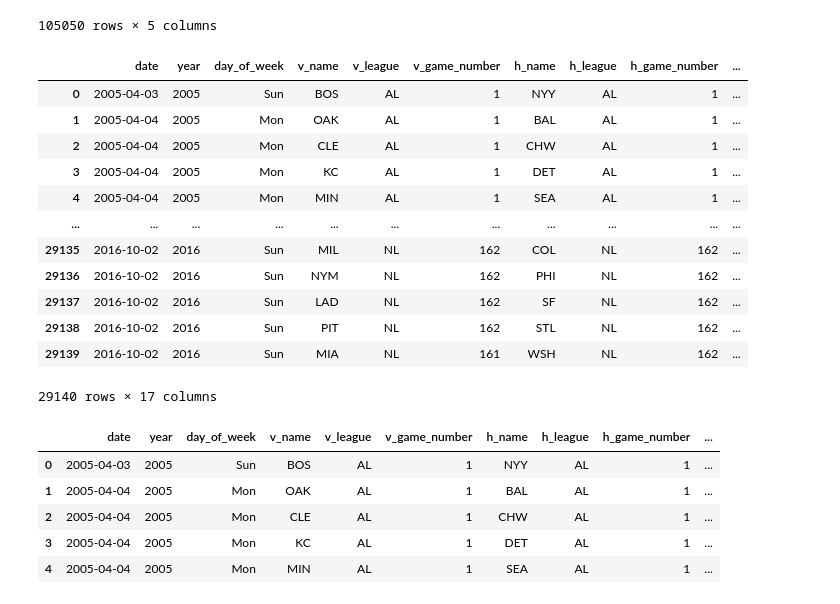
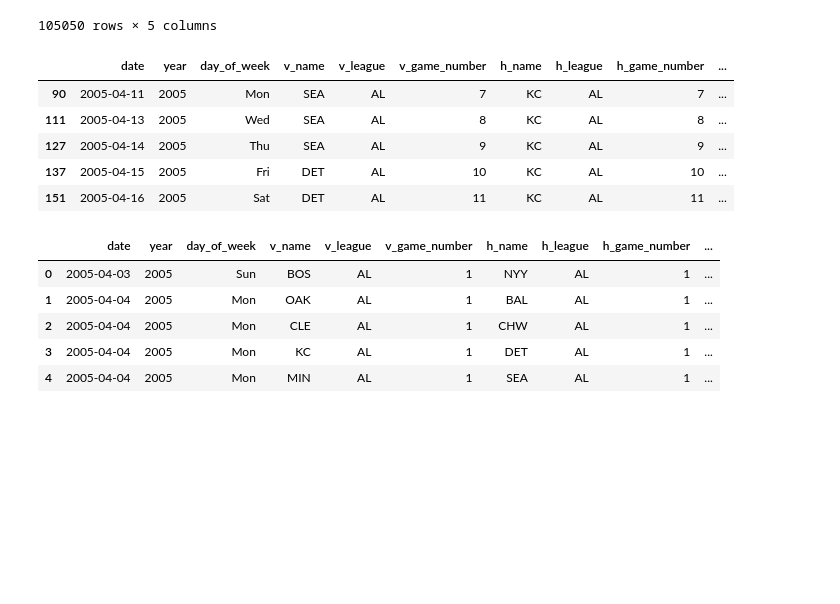
Before and after one commit to tmarchok1/DS440_project, a Jupyter notebook: DS_440code.ipynb, the cells around one changed output. Cells and saved outputs as stored; diff of their text form; code cells hidden in the pictures; blank space fills up the shorter version.

```diff
--- a/DS_440code.ipynb
+++ b/DS_440code.ipynb
@@ -16,6 +16,10 @@ glogs = glogs[['date', 'year', 'day_of_week', 'v_name', 'v_league', 'v_game_numb
 
 # Remove international ballparks that were only used for one random game
 glogs = glogs[~glogs['park_id'].isin(['SYD01', 'TOK01', "SJU01", 'FTB01', 'LBV01'])]
+
+# Create week number variable
+glogs['week'] = glogs['h_game_number']//7+1
+
 glogs.head()
 # %% [output]
 |  | date | year | day_of_week | v_name | v_league | v_game_number | h_name | h_league | h_game_number | ... |
@@ -45,12 +49,12 @@ glogs['park_id'] = glogs['park_id'].replace({'ANA01': 'Angel Stadium',
                                              'BOS07': 'Fenway Park',
                                              'CHI11': 'Wrigley Field',
                                              'CHI12': 'US Cellular Field',
-                                             'CIN09': 'Great American Ballpark',
+                                             'CIN09': 'Great American Ball Park',
                                              'CLE08': 'Progressive Field',
                                              'DEN02': 'Coors Field',
                                              'DET05': 'Comerica Park',
                                              'HOU03': 'Minute Maid Park',
-                                             'KAN06': 'Koffman Stadium',
+                                             'KAN06': 'Kauffman Stadium',
                                              'LOS03': 'Dodger Stadium',
                                              'MIA01': 'Sun Life Stadium',
                                              'MIA02': 'Marlins Park',
@@ -271,21 +275,14 @@ weather_concat
 # %%
 # Merge NL East weather data with game logs
 glogs_weather = pd.merge(glogs, weather_concat, on=['date', 'h_name', 'location'], how='left')
-glogs_weather
+glogs_weather[glogs_weather['h_name'] == "KC"].head()
 # %% [output]
 |  | date | year | day_of_week | v_name | v_league | v_game_number | h_name | h_league | h_game_number | ... |
-| 0 | 2005-04-03 | 2005 | Sun | BOS | AL | 1 | NYY | AL | 1 | ... |
-| 1 | 2005-04-04 | 2005 | Mon | OAK | AL | 1 | BAL | AL | 1 | ... |
-| 2 | 2005-04-04 | 2005 | Mon | CLE | AL | 1 | CHW | AL | 1 | ... |
-| 3 | 2005-04-04 | 2005 | Mon | KC | AL | 1 | DET | AL | 1 | ... |
-| 4 | 2005-04-04 | 2005 | Mon | MIN | AL | 1 | SEA | AL | 1 | ... |
-| ... | ... | ... | ... | ... | ... | ... | ... | ... | ... | ... |
-| 29135 | 2016-10-02 | 2016 | Sun | MIL | NL | 162 | COL | NL | 162 | ... |
-| 29136 | 2016-10-02 | 2016 | Sun | NYM | NL | 162 | PHI | NL | 162 | ... |
-| 29137 | 2016-10-02 | 2016 | Sun | LAD | NL | 162 | SF | NL | 162 | ... |
-| 29138 | 2016-10-02 | 2016 | Sun | PIT | NL | 162 | STL | NL | 162 | ... |
-| 29139 | 2016-10-02 | 2016 | Sun | MIA | NL | 161 | WSH | NL | 162 | ... |
+| 90 | 2005-04-11 | 2005 | Mon | SEA | AL | 7 | KC | AL | 7 | ... |
+| 111 | 2005-04-13 | 2005 | Wed | SEA | AL | 8 | KC | AL | 8 | ... |
+| 127 | 2005-04-14 | 2005 | Thu | SEA | AL | 9 | KC | AL | 9 | ... |
+| 137 | 2005-04-15 | 2005 | Fri | DET | AL | 10 | KC | AL | 10 | ... |
+| 151 | 2005-04-16 | 2005 | Sat | DET | AL | 11 | KC | AL | 11 | ... |
-29140 rows × 17 columns
 # %%
 # Merge stadium capacity information with glogs
 capacities = pd.read_csv('https://raw.githubusercontent.com/tmarchok1/DS440_project/refs/heads/main/stadium_data.csv')
```
Also changed, not shown: parts of 13 cells of this notebook, 2 other files.
